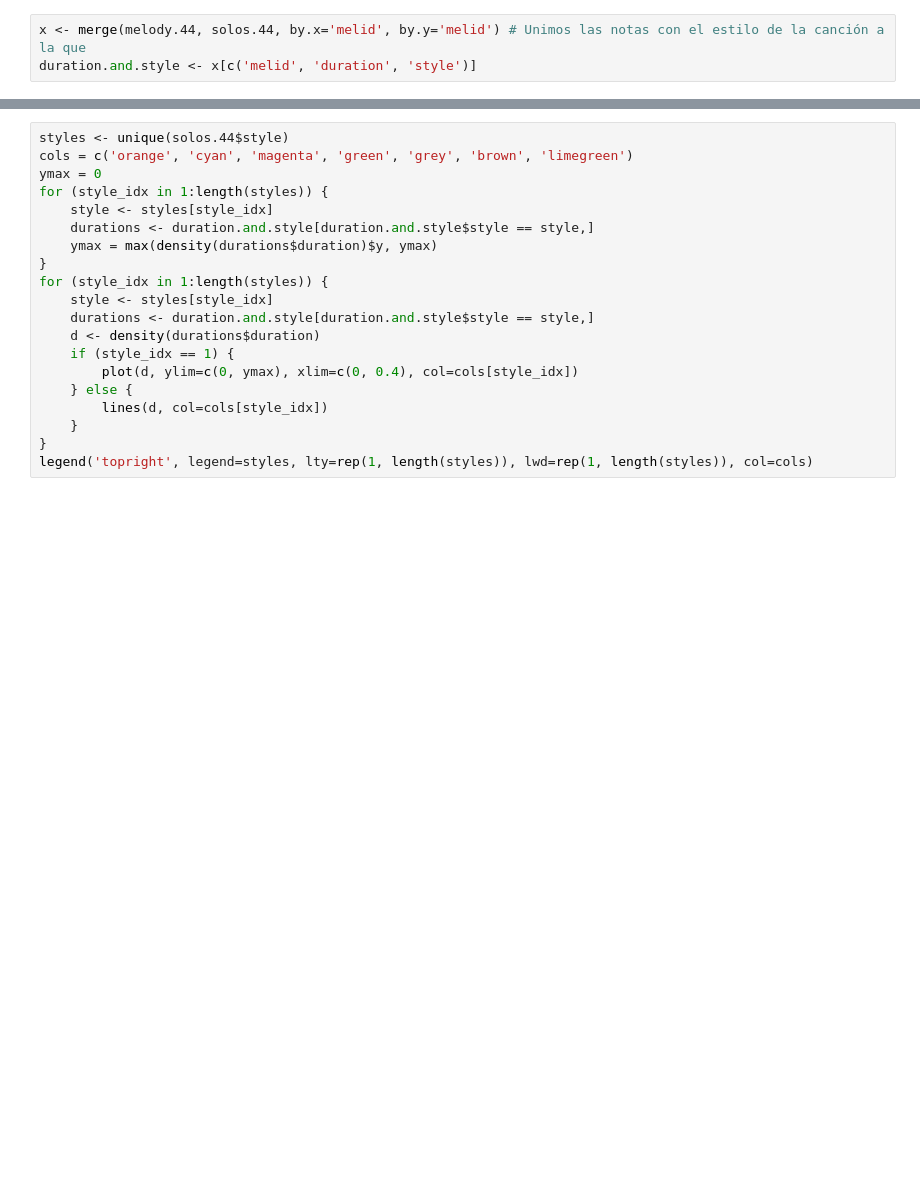
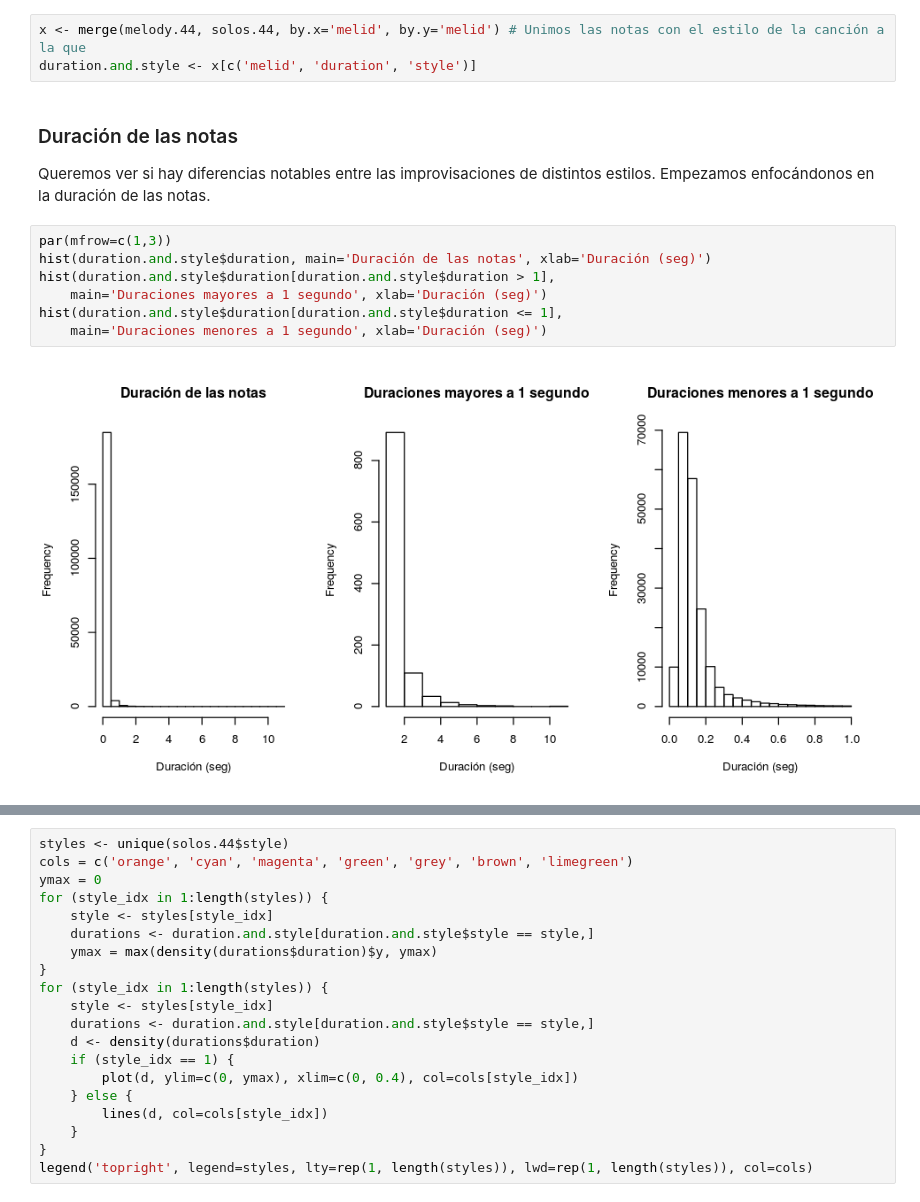
Before and after one commit to m2march/tp_final_r, a Jupyter notebook: tp_final/TP Final.ipynb, the cells around one changed output, grey strips where cells are left out. Drawn from its saved outputs; the diff is of its cells as text; blank space fills up the shorter version.

```diff
--- a/tp_final/TP Final.ipynb
+++ b/tp_final/TP Final.ipynb
@@ -49,3 +53,16 @@ melody.44 <- melody[melody$melid %in% solos.44$melid,]
 # %%
 x <- merge(melody.44, solos.44, by.x='melid', by.y='melid') # Unimos las notas con el estilo de la canción a la que
 duration.and.style <- x[c('melid', 'duration', 'style')]
+# %% [markdown]
+### Duración de las notas
+
+Queremos ver si hay diferencias notables entre las improvisaciones de distintos estilos. Empezamos enfocándonos en la duración de las notas.
+# %%
+par(mfrow=c(1,3))
+hist(duration.and.style$duration, main='Duración de las notas', xlab='Duración (seg)')
+hist(duration.and.style$duration[duration.and.style$duration > 1],
+    main='Duraciones mayores a 1 segundo', xlab='Duración (seg)')
+hist(duration.and.style$duration[duration.and.style$duration <= 1],
+    main='Duraciones menores a 1 segundo', xlab='Duración (seg)')
+# %% [output]
+[figure, added]
```
Also changed, not shown: parts of 3 cells of this notebook.
